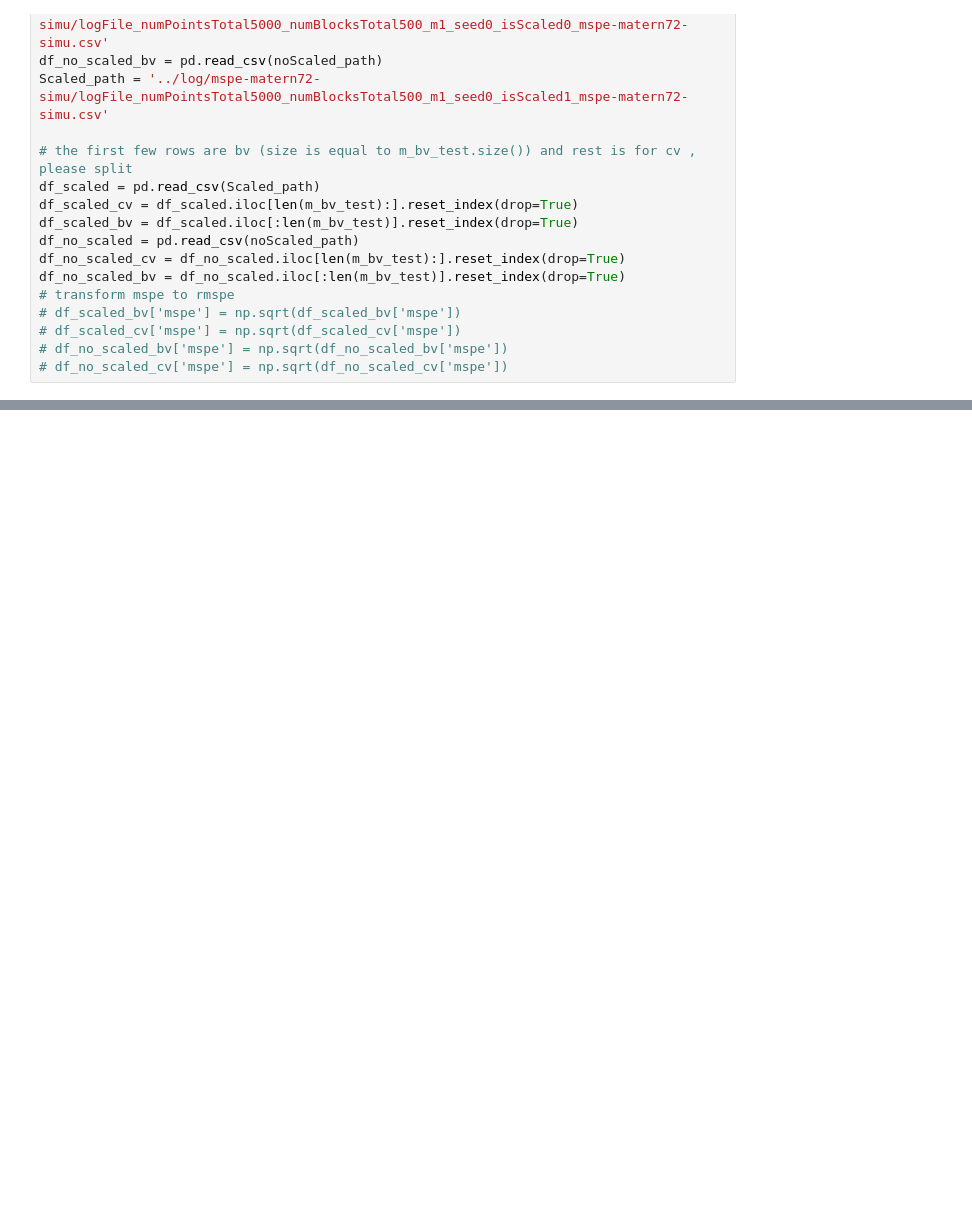
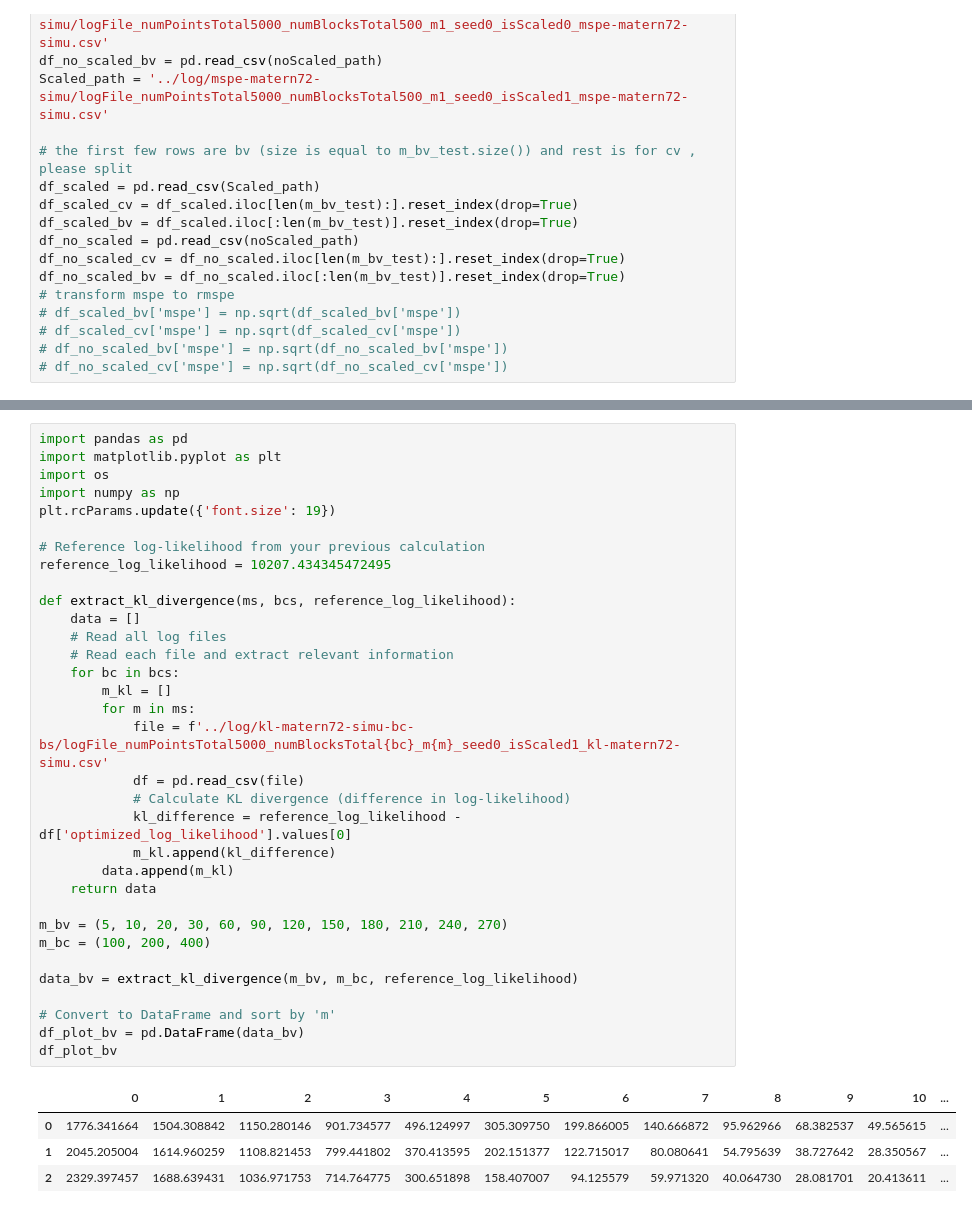
Before and after one commit to paper-code1/VecchiaConditionalExtremes, a Jupyter notebook: experiments/GPsimu.ipynb, the cells around one changed output, grey strips where cells are left out. Saved outputs shown, nothing was run; the diff lists cells and outputs as text; blank space fills up the shorter version.

```diff
--- a/experiments/GPsimu.ipynb
+++ b/experiments/GPsimu.ipynb
@@ -356,0 +358,38 @@ plt.show()
+# %%
+import pandas as pd
+import matplotlib.pyplot as plt
+import os
+import numpy as np
+plt.rcParams.update({'font.size': 19})
+
+# Reference log-likelihood from your previous calculation
+reference_log_likelihood = 10207.434345472495
+
+def extract_kl_divergence(ms, bcs, reference_log_likelihood):
+    data = []
+    # Read all log files
+    # Read each file and extract relevant information
+    for bc in bcs:
+        m_kl = []
+        for m in ms:
+            file = f'../log/kl-matern72-simu-bc-bs/logFile_numPointsTotal5000_numBlocksTotal{bc}_m{m}_seed0_isScaled1_kl-matern72-simu.csv'
+            df = pd.read_csv(file)
+            # Calculate KL divergence (difference in log-likelihood)
+            kl_difference = reference_log_likelihood - df['optimized_log_likelihood'].values[0]
+            m_kl.append(kl_difference)
+        data.append(m_kl)
+    return data
+
+m_bv = (5, 10, 20, 30, 60, 90, 120, 150, 180, 210, 240, 270)
+m_bc = (100, 200, 400)
+
+data_bv = extract_kl_divergence(m_bv, m_bc, reference_log_likelihood)
+
+# Convert to DataFrame and sort by 'm'
+df_plot_bv = pd.DataFrame(data_bv)
+df_plot_bv
+# %% [output]
+|  | 0 | 1 | 2 | 3 | 4 | 5 | 6 | 7 | 8 | 9 | 10 | ... |
+| 0 | 1776.341664 | 1504.308842 | 1150.280146 | 901.734577 | 496.124997 | 305.309750 | 199.866005 | 140.666872 | 95.962966 | 68.382537 | 49.565615 | ... |
+| 1 | 2045.205004 | 1614.960259 | 1108.821453 | 799.441802 | 370.413595 | 202.151377 | 122.715017 | 80.080641 | 54.795639 | 38.727642 | 28.350567 | ... |
+| 2 | 2329.397457 | 1688.639431 | 1036.971753 | 714.764775 | 300.651898 | 158.407007 | 94.125579 | 59.971320 | 40.064730 | 28.081701 | 20.413611 | ... |
```
Also changed, not shown: parts of 4 cells of this notebook, 2 other files.
